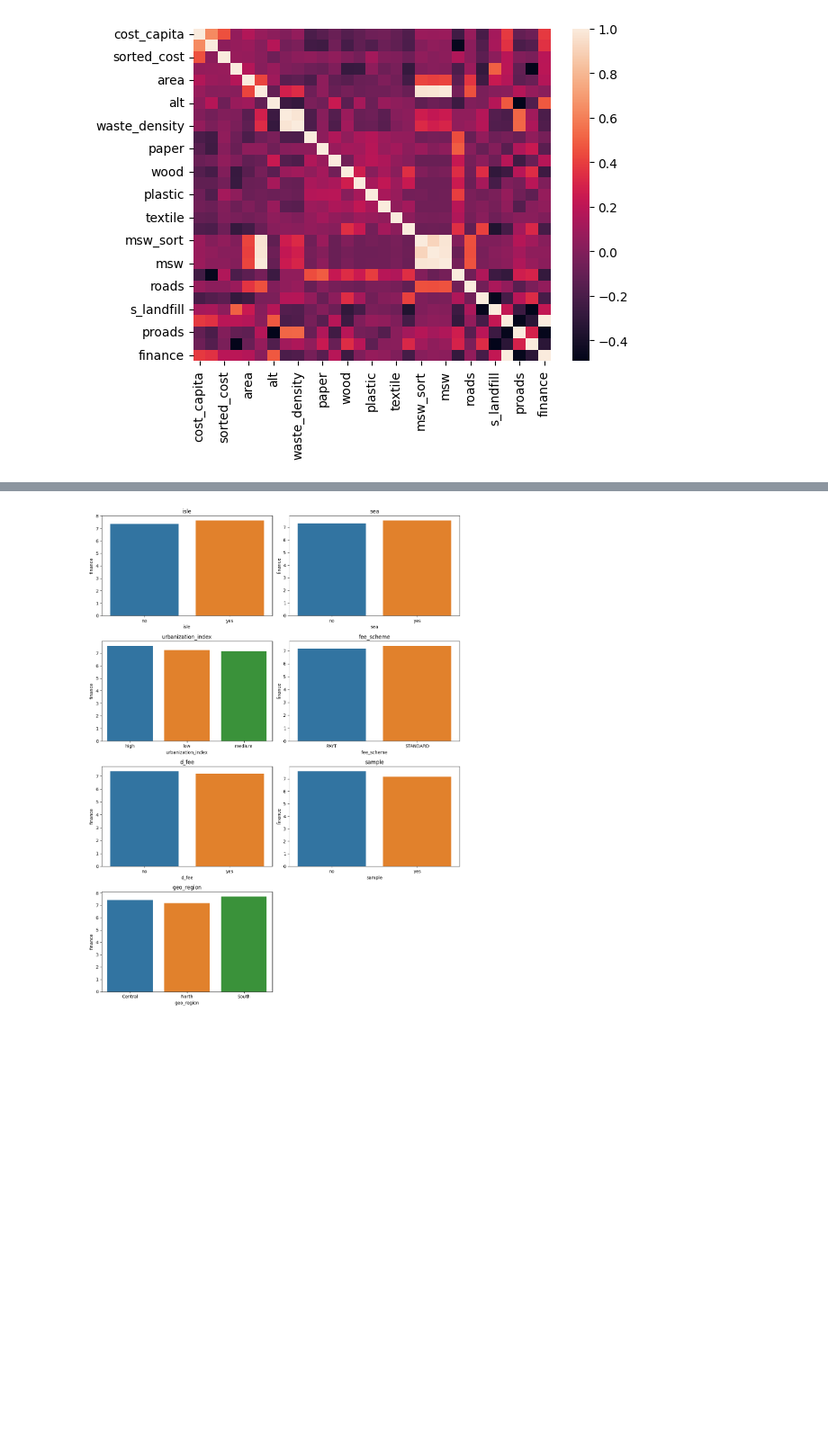
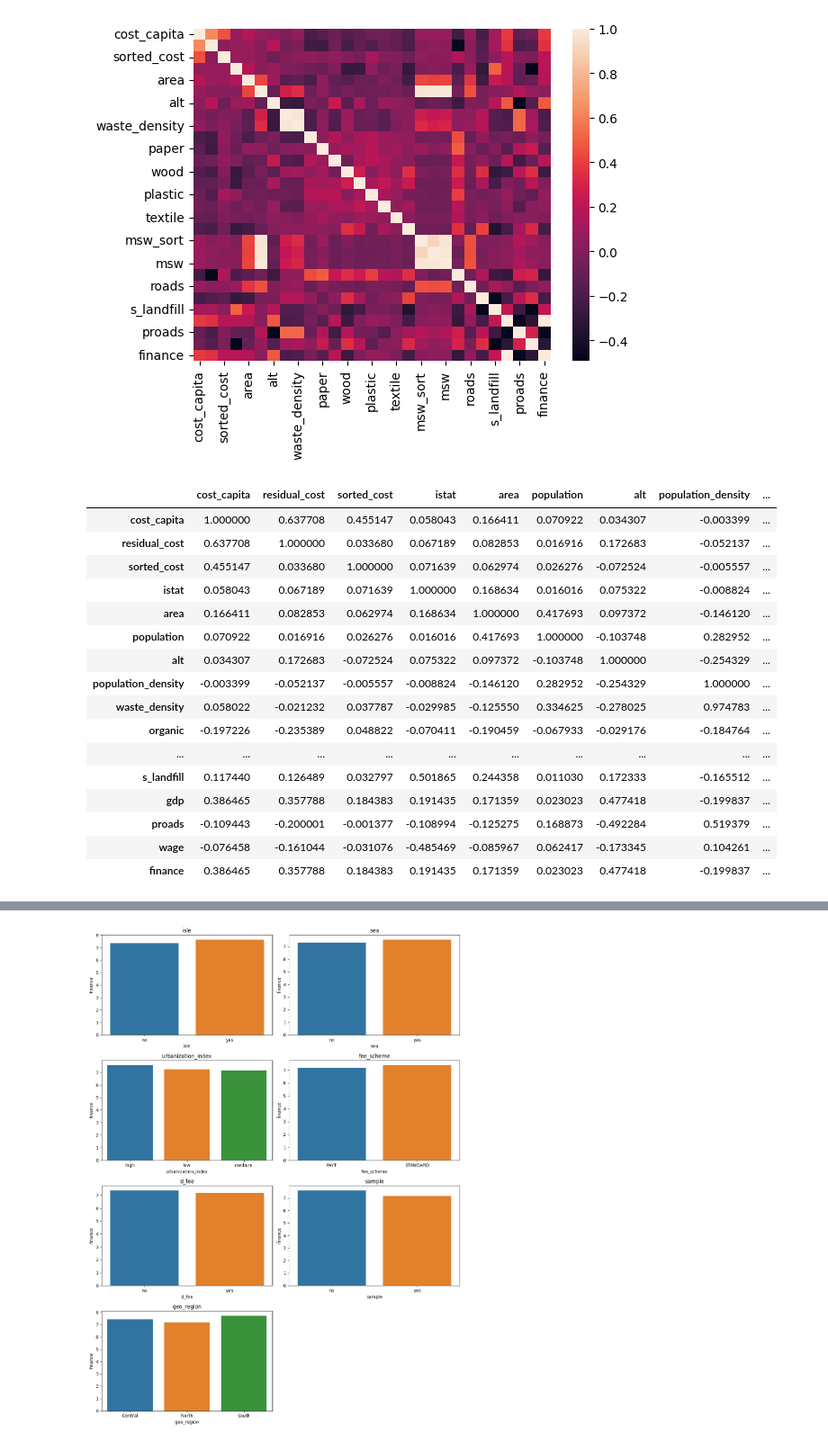
Before and after one commit to stellacherotich/MSWCostPrediction, a Jupyter notebook: nb.ipynb, the cells around one changed output, grey strips where cells are left out. Shown at 90% size. Drawn from its saved outputs; the diff is of its cells as text; code cells hidden in the pictures; blank space fills up the shorter version.

```diff
--- a/nb.ipynb
+++ b/nb.ipynb
@@ -344,3 +353,24 @@ sns.heatmap(df_imputed[numerical_features].corr())
 # %% [output]
 <Axes: >
 [figure]
+# %%
+corr_matrix = df_imputed[numerical_features].corr()
+corr_matrix
+# %% [output]
+|  | cost_capita | residual_cost | sorted_cost | istat | area | population | alt | population_density | ... |
+| cost_capita | 1.000000 | 0.637708 | 0.455147 | 0.058043 | 0.166411 | 0.070922 | 0.034307 | -0.003399 | ... |
+| residual_cost | 0.637708 | 1.000000 | 0.033680 | 0.067189 | 0.082853 | 0.016916 | 0.172683 | -0.052137 | ... |
+| sorted_cost | 0.455147 | 0.033680 | 1.000000 | 0.071639 | 0.062974 | 0.026276 | -0.072524 | -0.005557 | ... |
+| istat | 0.058043 | 0.067189 | 0.071639 | 1.000000 | 0.168634 | 0.016016 | 0.075322 | -0.008824 | ... |
+| area | 0.166411 | 0.082853 | 0.062974 | 0.168634 | 1.000000 | 0.417693 | 0.097372 | -0.146120 | ... |
+| population | 0.070922 | 0.016916 | 0.026276 | 0.016016 | 0.417693 | 1.000000 | -0.103748 | 0.282952 | ... |
+| alt | 0.034307 | 0.172683 | -0.072524 | 0.075322 | 0.097372 | -0.103748 | 1.000000 | -0.254329 | ... |
+| population_density | -0.003399 | -0.052137 | -0.005557 | -0.008824 | -0.146120 | 0.282952 | -0.254329 | 1.000000 | ... |
+| waste_density | 0.058022 | -0.021232 | 0.037787 | -0.029985 | -0.125550 | 0.334625 | -0.278025 | 0.974783 | ... |
+| organic | -0.197226 | -0.235389 | 0.048822 | -0.070411 | -0.190459 | -0.067933 | -0.029176 | -0.184764 | ... |
+| ... | ... | ... | ... | ... | ... | ... | ... | ... | ... |
+| s_landfill | 0.117440 | 0.126489 | 0.032797 | 0.501865 | 0.244358 | 0.011030 | 0.172333 | -0.165512 | ... |
+| gdp | 0.386465 | 0.357788 | 0.184383 | 0.191435 | 0.171359 | 0.023023 | 0.477418 | -0.199837 | ... |
+| proads | -0.109443 | -0.200001 | -0.001377 | -0.108994 | -0.125275 | 0.168873 | -0.492284 | 0.519379 | ... |
+| wage | -0.076458 | -0.161044 | -0.031076 | -0.485469 | -0.085967 | 0.062417 | -0.173345 | 0.104261 | ... |
+| finance | 0.386465 | 0.357788 | 0.184383 | 0.191435 | 0.171359 | 0.023023 | 0.477418 | -0.199837 | ... |
```
Also changed, not shown: parts of 9 cells of this notebook.
